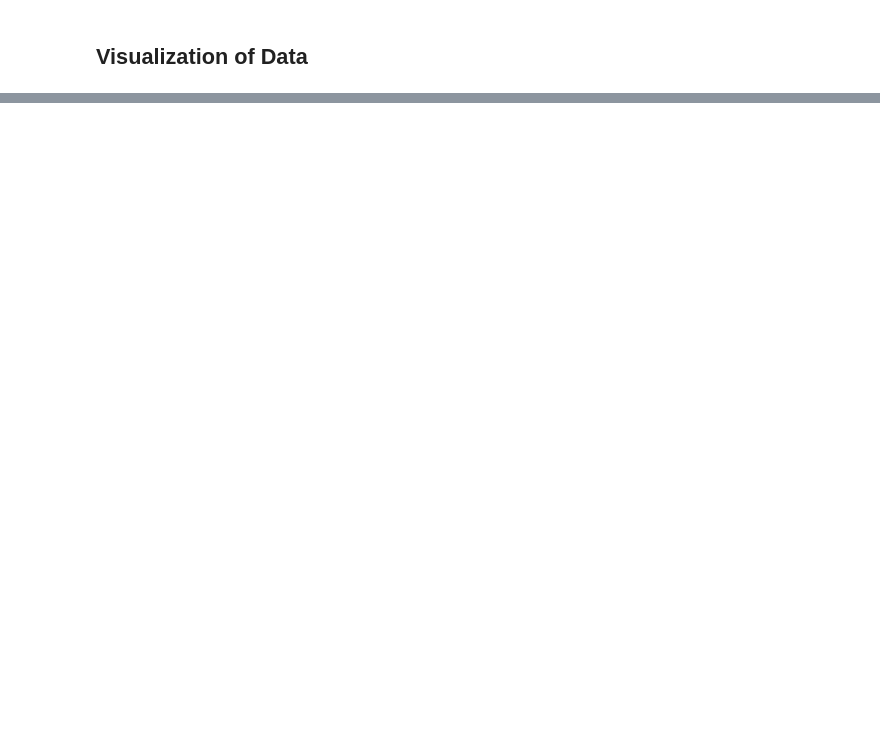
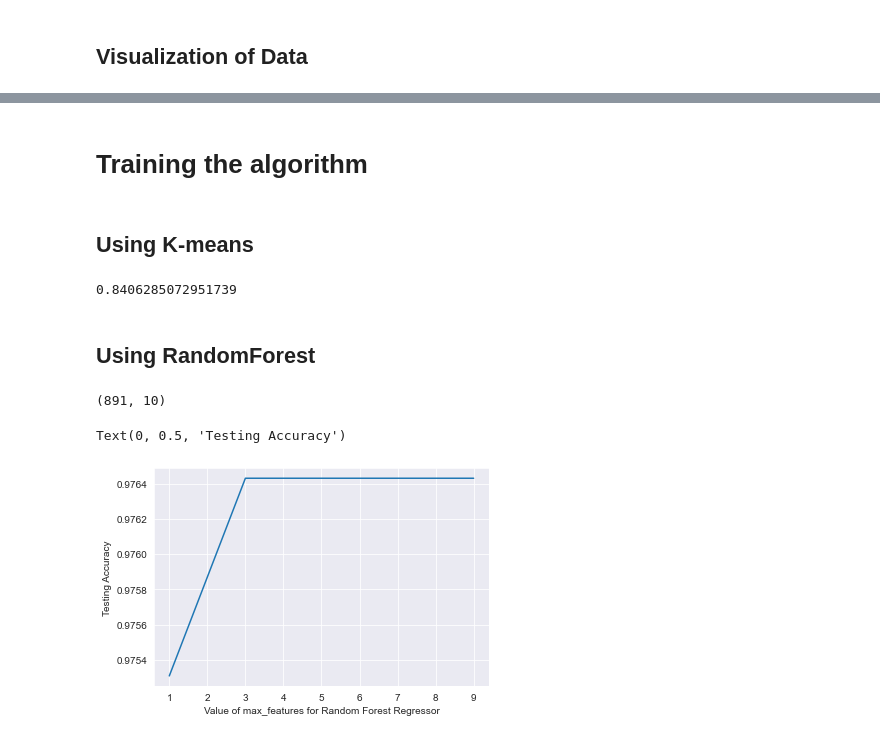
Before and after one commit to ThierrryScotto/Titanic, a Jupyter notebook: titanic_prediction.ipynb, the cells around one changed output, grey strips where cells are left out. Saved outputs shown, nothing was run; the diff lists cells and outputs as text; code cells hidden in the pictures; blank space fills up the shorter version.

```diff
--- a/titanic_prediction.ipynb
+++ b/titanic_prediction.ipynb
@@ -497,0 +510,20 @@ for i in df_train:
+# %% [markdown]
+# Training the algorithm
+# %%
+X_train = df_train.drop('Survived', axis=1)
+y_train = df_train['Survived']
+X_test = df_test
+# %% [markdown]
+## Using K-means
+# %%
+from sklearn.neighbors import KNeighborsClassifier
+
+clf = KNeighborsClassifier(n_neighbors=2, algorithm='auto')
+clf.fit(X_train, y_train)
+predicted_value = clf.predict(X_test)
+# %%
+clf.score(X_train, y_train)
+# %% [output]
+0.8406285072951739
+# %% [markdown]
+## Using RandomForest
@@ -497,0 +532,20 @@ for i in df_train:
+# %%
+df_train.shape
+# %% [output]
+(891, 10)
+# %%
+max_features = [1, 3, 5, 9]
+scores = []
+
+for max_feature in max_features:
+    random_forest = RandomForestClassifier(max_features=max_feature)
+    random_forest.fit(X_train, y_train)
+    score = random_forest.score(X_train, y_train)
+    scores.append(score)
+
+plt.plot(max_features, scores)
+plt.xlabel('Value of max_features for Random Forest Regressor')
+plt.ylabel('Testing Accuracy')
+# %% [output]
+Text(0, 0.5, 'Testing Accuracy')
+[figure, added]
```
Also changed, not shown: parts of 12 cells of this notebook, 1 other file.
